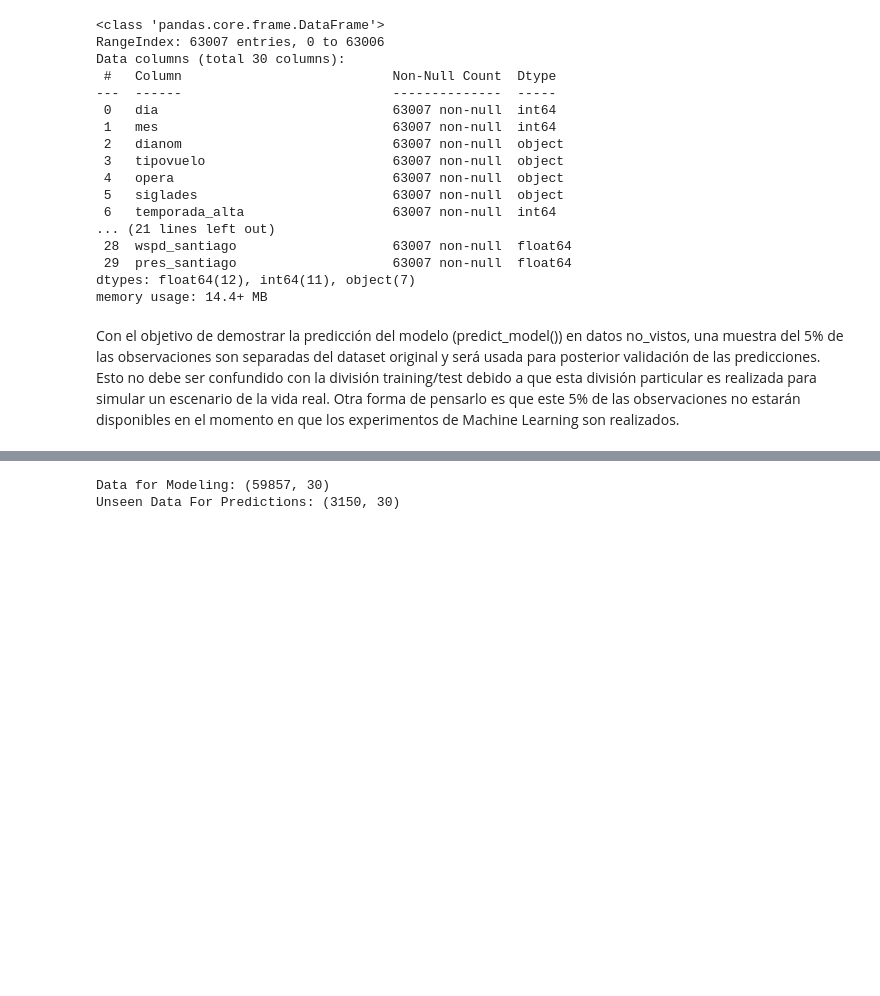
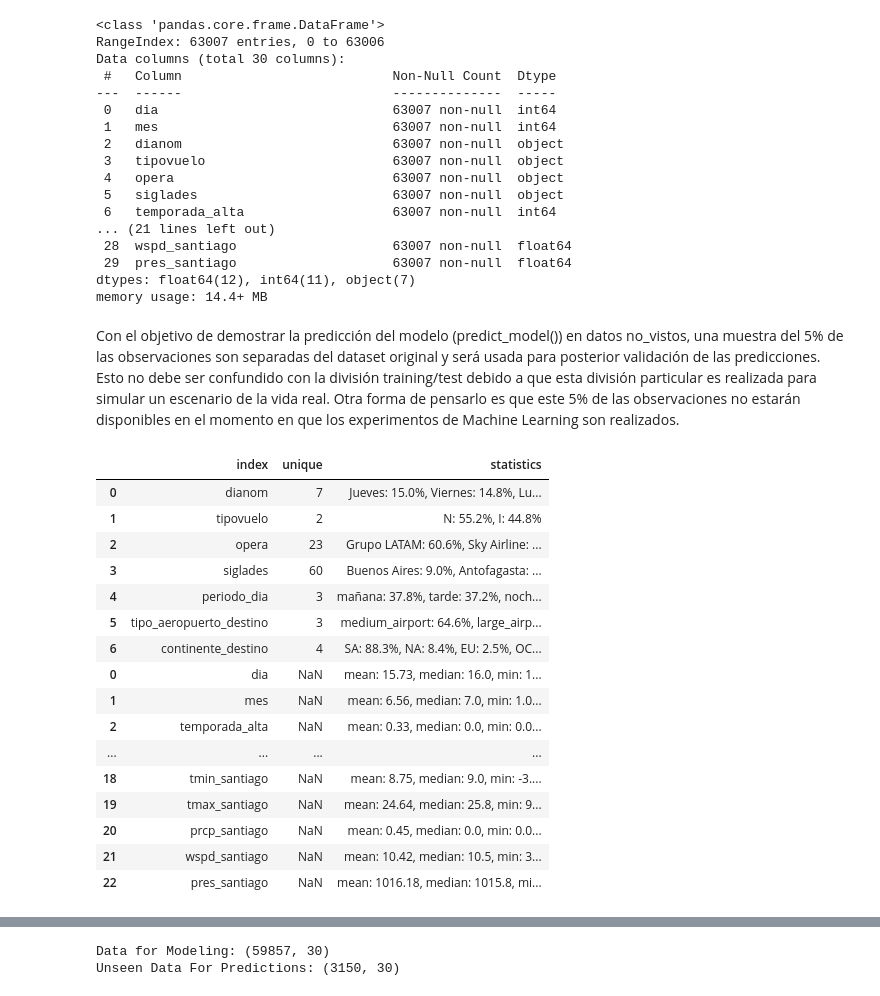
Before and after one commit to jdpinedaj/flight_delays, a Jupyter notebook: notebooks/1. modeling.ipynb, the cells around one changed output, grey strips where cells are left out. Cells and saved outputs as stored; diff of their text form; code cells hidden in the pictures; blank space fills up the shorter version.

Commit message:
adding descriptive stats and map

```diff
--- a/notebooks/1. modeling.ipynb
+++ b/notebooks/1. modeling.ipynb
@@ -329,3 +329,47 @@ dtypes: float64(12), int64(11), object(7)
 memory usage: 14.4+ MB
 # %% [markdown]
 Con el objetivo de demostrar la predicción del modelo (predict_model()) en datos no_vistos, una muestra del 5% de las observaciones son separadas del dataset original y será usada para posterior validación de las predicciones. Esto no debe ser confundido con la división training/test debido a que esta división particular es realizada para simular un escenario de la vida real. Otra forma de pensarlo es que este 5% de las observaciones no estarán disponibles en el momento en que los experimentos de Machine Learning son realizados.
+# %%
+# TABLE WITH DESCRIPTIVE STATISTICS
+
+# Numerical features
+statistics_numeric = data_model.describe().transpose().reset_index()
+statistics_numeric.rename(columns={'50%': 'median'}, inplace=True)
+statistics_numeric['statistics'] = 'mean: ' + round(
+    statistics_numeric['mean'], 2).astype(str) + ', median: ' + round(
+        statistics_numeric['median'], 2).astype(str) + ', min: ' + round(
+            statistics_numeric['min'], 2).astype(str) + ', max: ' + round(
+                statistics_numeric['max'], 2).astype(str)
+
+# Categorical features
+statistics_categorical = data_model.describe(include='O').transpose().reset_index()
+statistics_categorical['statistics'] = statistics_categorical['index'].apply(
+    lambda x: ', '.join(data_model[x].value_counts().reset_index()[
+        'index'] + ': ' + round(data_model[x].value_counts(normalize=True) * 100, 1).
+                        astype(str).reset_index()[x] + '%'))
+
+# Concatenating both numeric and categorical features
+statistics = pd.concat([statistics_categorical, statistics_numeric], axis=0)
+statistics[['index', 'unique',
+            'statistics']].to_csv('../data/output/descriptive_statistics.csv',
+                                  index=False)
+
+statistics[['index', 'unique', 'statistics']]
+# %% [output]
+|  | index | unique | statistics |
+| 0 | dianom | 7 | Jueves: 15.0%, Viernes: 14.8%, Lu... |
+| 1 | tipovuelo | 2 | N: 55.2%, I: 44.8% |
+| 2 | opera | 23 | Grupo LATAM: 60.6%, Sky Airline: ... |
+| 3 | siglades | 60 | Buenos Aires: 9.0%, Antofagasta: ... |
+| 4 | periodo_dia | 3 | mañana: 37.8%, tarde: 37.2%, noch... |
+| 5 | tipo_aeropuerto_destino | 3 | medium_airport: 64.6%, large_airp... |
+| 6 | continente_destino | 4 | SA: 88.3%, NA: 8.4%, EU: 2.5%, OC... |
+| 0 | dia | NaN | mean: 15.73, median: 16.0, min: 1... |
+| 1 | mes | NaN | mean: 6.56, median: 7.0, min: 1.0... |
+| 2 | temporada_alta | NaN | mean: 0.33, median: 0.0, min: 0.0... |
+| ... | ... | ... | ... |
+| 18 | tmin_santiago | NaN | mean: 8.75, median: 9.0, min: -3.... |
+| 19 | tmax_santiago | NaN | mean: 24.64, median: 25.8, min: 9... |
+| 20 | prcp_santiago | NaN | mean: 0.45, median: 0.0, min: 0.0... |
+| 21 | wspd_santiago | NaN | mean: 10.42, median: 10.5, min: 3... |
+| 22 | pres_santiago | NaN | mean: 1016.18, median: 1015.8, mi... |
```
Also changed, not shown: parts of 2 cells of this notebook, 6 other files.
